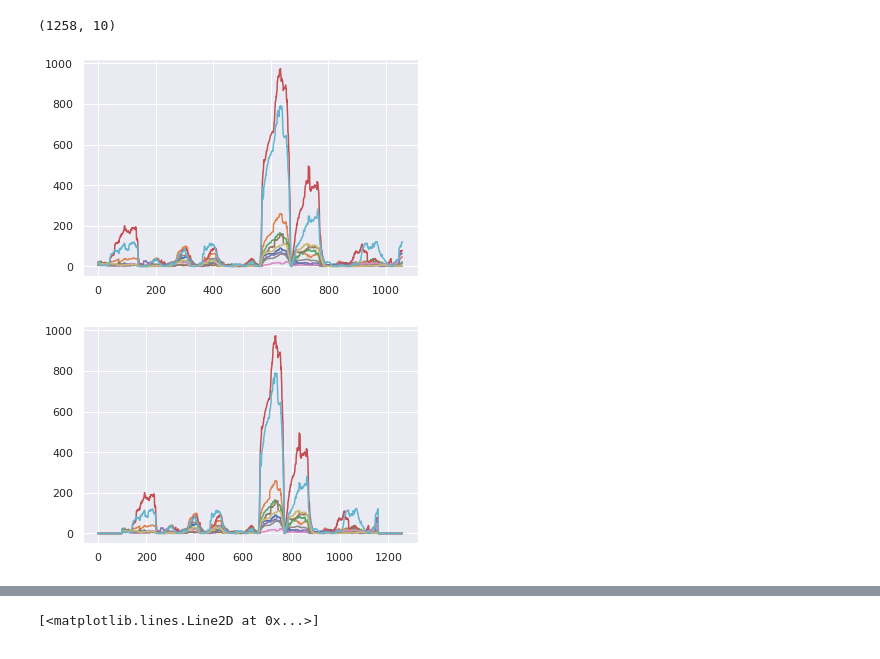
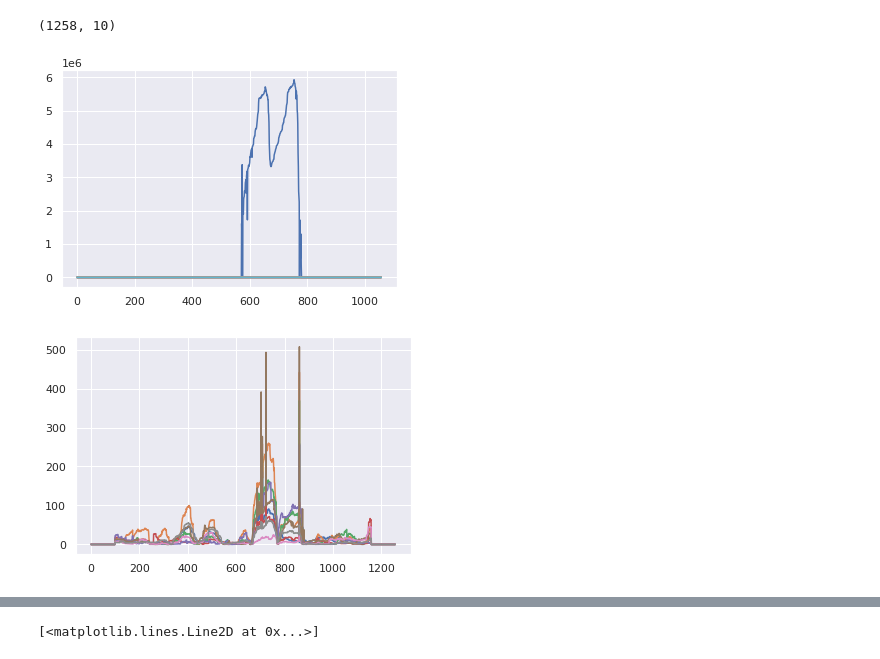
Before and after one commit to spaceonion1001/LD-CPD, a Jupyter notebook: notebooks/Stocks_CPD.ipynb, the cells around one changed output, grey strips where cells are left out. Drawn from its saved outputs; the diff is of its cells as text; code cells hidden in the pictures.

```diff
--- a/notebooks/Stocks_CPD.ipynb
+++ b/notebooks/Stocks_CPD.ipynb
@@ -153,8 +153,9 @@ log_diff.index.values[734]
 # %% [output]
 '2020-01-24'
 # %%
-lrt_vals = np.loadtxt('/home/dink/Documents/Research/Correlation-Changepoint-Detection/results/2022051917/lrt_results.csv', delimiter=',')[:, 0:10]
+lrt_vals = np.loadtxt('/home/dink/Documents/Research/Correlation-Changepoint-Detection/results/2022052500/lrt_results.csv', delimiter=',')
 # %%
+lrt_vals = lrt_vals[:, 0:10]
 lrt_vals.shape
 # %% [output]
 (1058, 10)
@@ -166,8 +167,8 @@ lrt_vals_padded.shape
 # %%
 plt.plot(lrt_vals);
 # %% [output]
-[figure, old version]
+[figure, new version]
 # %%
-plt.plot(lrt_vals_padded);
+plt.plot(lrt_vals_padded[:, 1:-1]);
 # %% [output]
-[figure, old version]
+[figure, new version]
```
Also changed, not shown: parts of 23 cells of this notebook, 15 other files.
